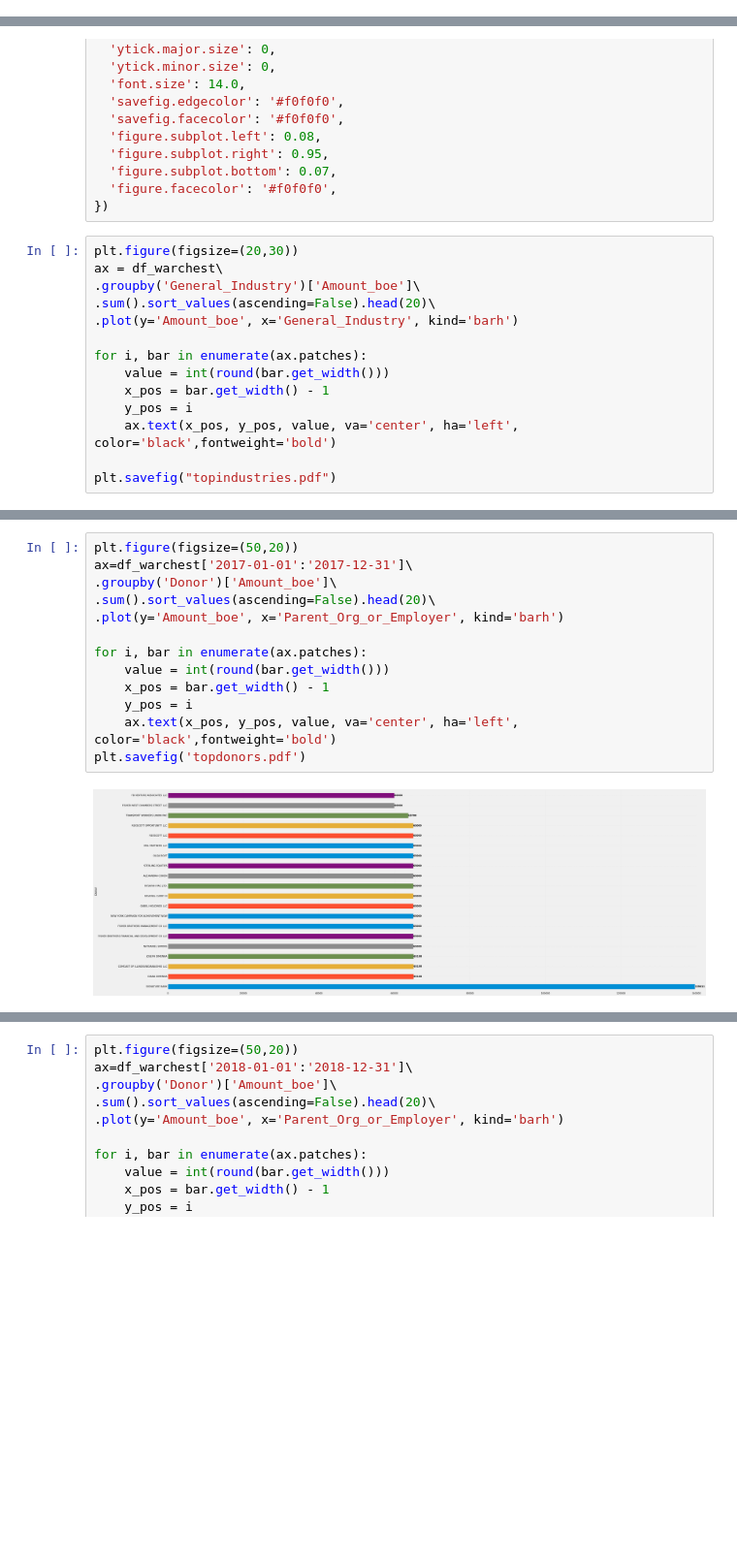
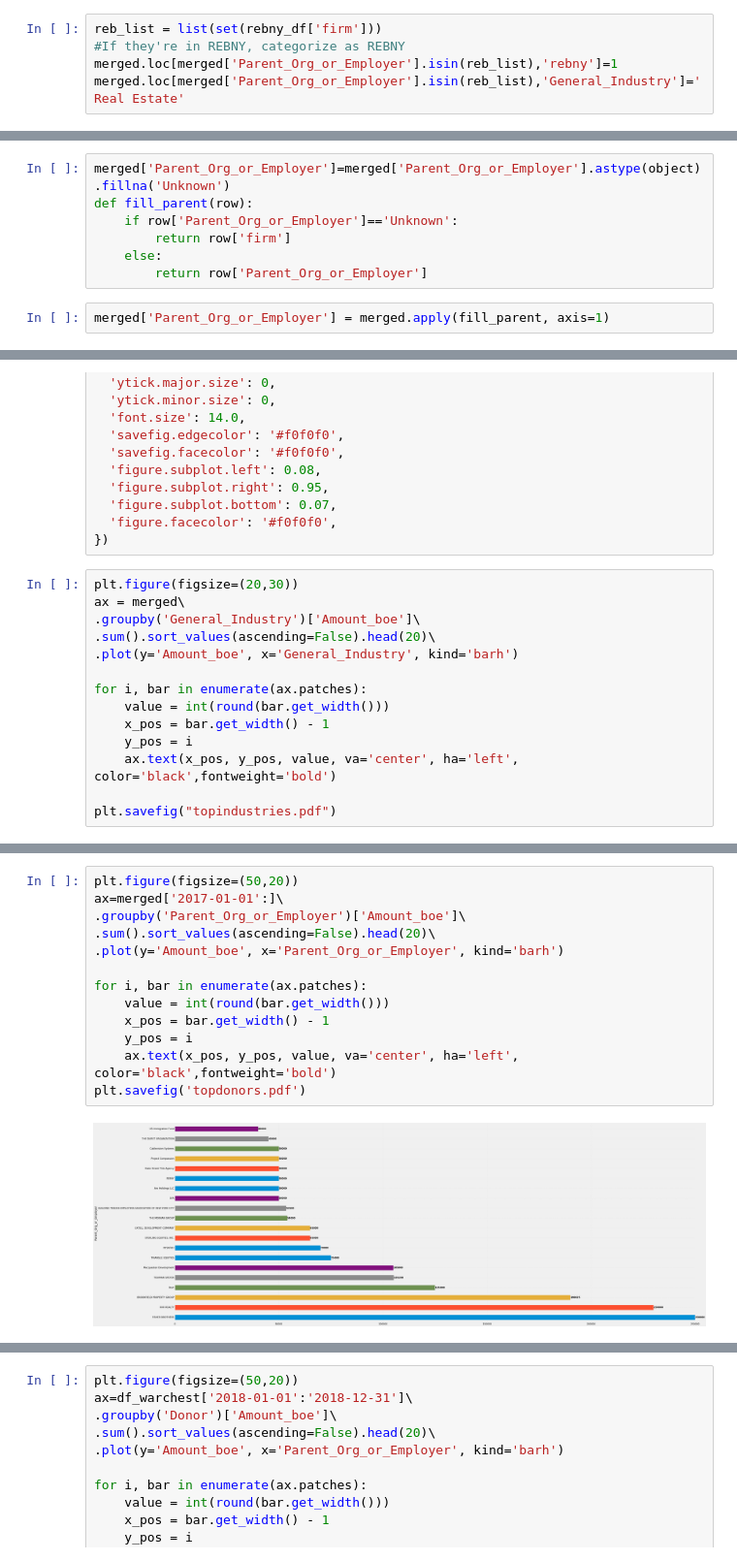
Before and after one commit to kromreig/warchest_cuomo_indy, a Jupyter notebook: Cuomo_Campaign_Finance.ipynb, the cells around one changed output, grey strips where cells are left out. Shown at 97% size. Cells and saved outputs as stored; diff of their text form; blank space fills up the shorter version.

```diff
--- a/Cuomo_Campaign_Finance.ipynb
+++ b/Cuomo_Campaign_Finance.ipynb
@@ -556,0 +597,5 @@ plt.show()
+# %%
+reb_list = list(set(rebny_df['firm']))
+#If they're in REBNY, categorize as REBNY
+merged.loc[merged['Parent_Org_or_Employer'].isin(reb_list),'rebny']=1
+merged.loc[merged['Parent_Org_or_Employer'].isin(reb_list),'General_Industry']='Real Estate'
@@ -556,0 +610,9 @@ plt.show()
+# %%
+merged['Parent_Org_or_Employer']=merged['Parent_Org_or_Employer'].astype(object).fillna('Unknown')
+def fill_parent(row):
+    if row['Parent_Org_or_Employer']=='Unknown':
+        return row['firm']
+    else:
+        return row['Parent_Org_or_Employer']
+# %%
+merged['Parent_Org_or_Employer'] = merged.apply(fill_parent, axis=1)
@@ -684,7 +804,7 @@ plt.rcParams.update({
 })
 # %%
 plt.figure(figsize=(20,30))
-ax = df_warchest\
+ax = merged\
 .groupby('General_Industry')['Amount_boe']\
 .sum().sort_values(ascending=False).head(20)\
 .plot(y='Amount_boe', x='General_Industry', kind='barh')
@@ -701,15 +821,15 @@ plt.savefig("topindustries.pdf")
 # %%
 plt.figure(figsize=(50,20))
-ax=df_warchest['2017-01-01':'2017-12-31']\
-.groupby('Donor')['Amount_boe']\
+ax=merged['2017-01-01':]\
+.groupby('Parent_Org_or_Employer')['Amount_boe']\
 .sum().sort_values(ascending=False).head(20)\
 .plot(y='Amount_boe', x='Parent_Org_or_Employer', kind='barh')
 
 for i, bar in enumerate(ax.patches):
     value = int(round(bar.get_width()))
     x_pos = bar.get_width() - 1
     y_pos = i
     ax.text(x_pos, y_pos, value, va='center', ha='left', color='black',fontweight='bold')
 plt.savefig('topdonors.pdf')
 # %% [output]
-[figure, old version]
+[figure, new version]
```
Also changed, not shown: parts of 68 cells of this notebook.
